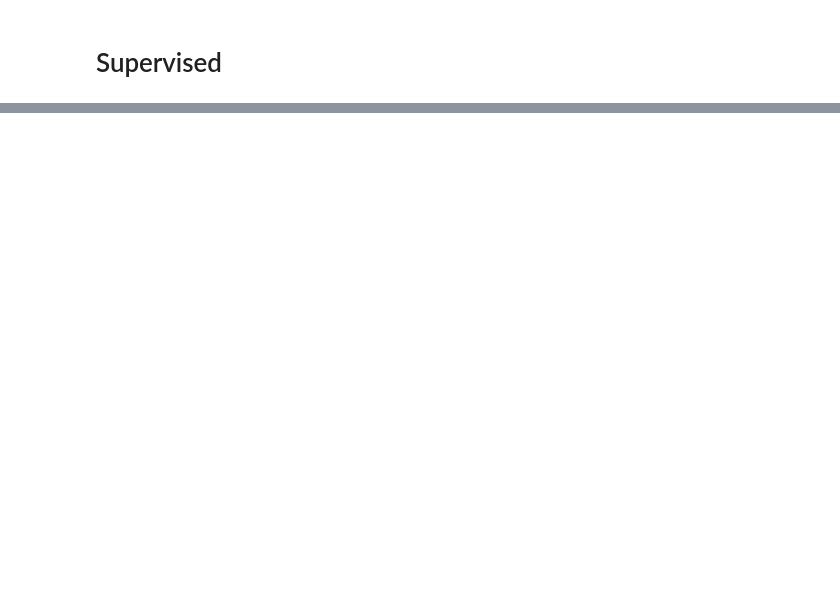
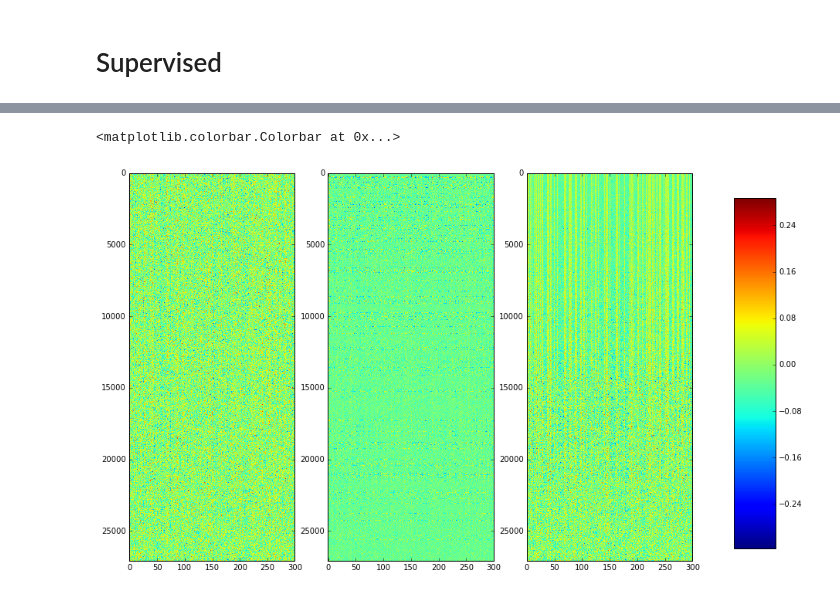
Before and after one commit to teffland/Relation-Extraction, a Jupyter notebook: RelEmbed Single.ipynb, the cells around one changed output, grey strips where cells are left out. Drawn from its saved outputs; the diff is of its cells as text; code cells hidden in the pictures; blank space fills up the shorter version.

```diff
--- a/RelEmbed Single.ipynb
+++ b/RelEmbed Single.ipynb
@@ -104,7 +104,7 @@ word_embeddings /= np.sqrt(np.sum(word_embeddings**2, 1, keepdims=True))
 # %%
 def reset_drnn(model_name='relsingle', bi=True, dep_embed_size=25, pos_embed_size=25,
                word_embed_size=None, max_grad_norm=3., max_to_keep=0, hidden_size=300,
-               supervised=True, interactive=True):
+               supervised=True, interactive=True, num_clusters=50):
     if word_embed_size:
         config = {
             'max_num_steps':DH.max_seq_len,
@@ -113,6 +113,7 @@ def reset_drnn(model_name='relsingle', bi=True, dep_embed_size=25, pos_embed_siz
             'pos_embed_size':pos_embed_size,
             'hidden_size':hidden_size,
             'bidirectional':bi,
+            'num_clusters':num_clusters,
             'supervised':supervised,
             'interactive':interactive,
             'hidden_layer_size':1000,
@@ -135,6 +136,7 @@ def reset_drnn(model_name='relsingle', bi=True, dep_embed_size=25, pos_embed_siz
             'pos_embed_size':pos_embed_size,
             'hidden_size':hidden_size,
             'bidirectional':bi,
+            'num_clusters':num_clusters,
             'supervised':supervised,
             'interactive':interactive,
             'hidden_layer_size':1000,
@@ -288,5 +365,9 @@ KeyboardInterrupt:
 # %% [markdown]
 # Supervised
+# %%
+# drnn.checkpoint()
+drnn = reset_drnn(model_name='wikigrusep_50k')
+drnn.restore('checkpoints/wikigrusep_50k.ckpt-26743-0')
 # %%
 def confusion_matrix(preds, labels, label_set):
     size = len(label_set)
@@ -423,17 +517,23 @@ fig.colorbar(im, cax=cbar_ax)
 # %%
 # embeddings
 embeds = word_embeddings
-fig, (ax0, ax1) = plt.subplots(1,2, figsize=(12,9))
-im = ax0.imshow(embeds, aspect='auto', interpolation='nearest', vmin=-2, vmax=2)
+fig, (ax0, ax1, ax2) = plt.subplots(1,3, figsize=(15,9))
+im = ax0.imshow(embeds, aspect='auto', interpolation='nearest')#, vmin=-2, vmax=2)
 
 embeds = drnn._word_embeddings.eval()
-ax1.imshow(embeds, aspect='auto', interpolation='nearest', vmin=-2, vmax=2)
+ax1.imshow(embeds, aspect='auto', interpolation='nearest')#, vmin=-2, vmax=2)
+
+embeds = drnn._target_embeddings.eval()
+ax2.imshow(embeds, aspect='auto', interpolation='nearest')#, vmin=-2, vmax=2)
 
 fig.subplots_adjust(right=0.8)
 cbar_ax = fig.add_axes([0.85, 0.15, 0.05, 0.7])
 fig.colorbar(im, cax=cbar_ax)
 
 ### Top half is input, bottom is r*candidate
+# %% [output]
+<matplotlib.colorbar.Colorbar at 0x...>
+[figure, added]
 # %%
 # dep and pos embeddings
 embeds = drnn._dependency_embeddings.eval()
```
Also changed, not shown: parts of 12 cells of this notebook, 8 other files.
